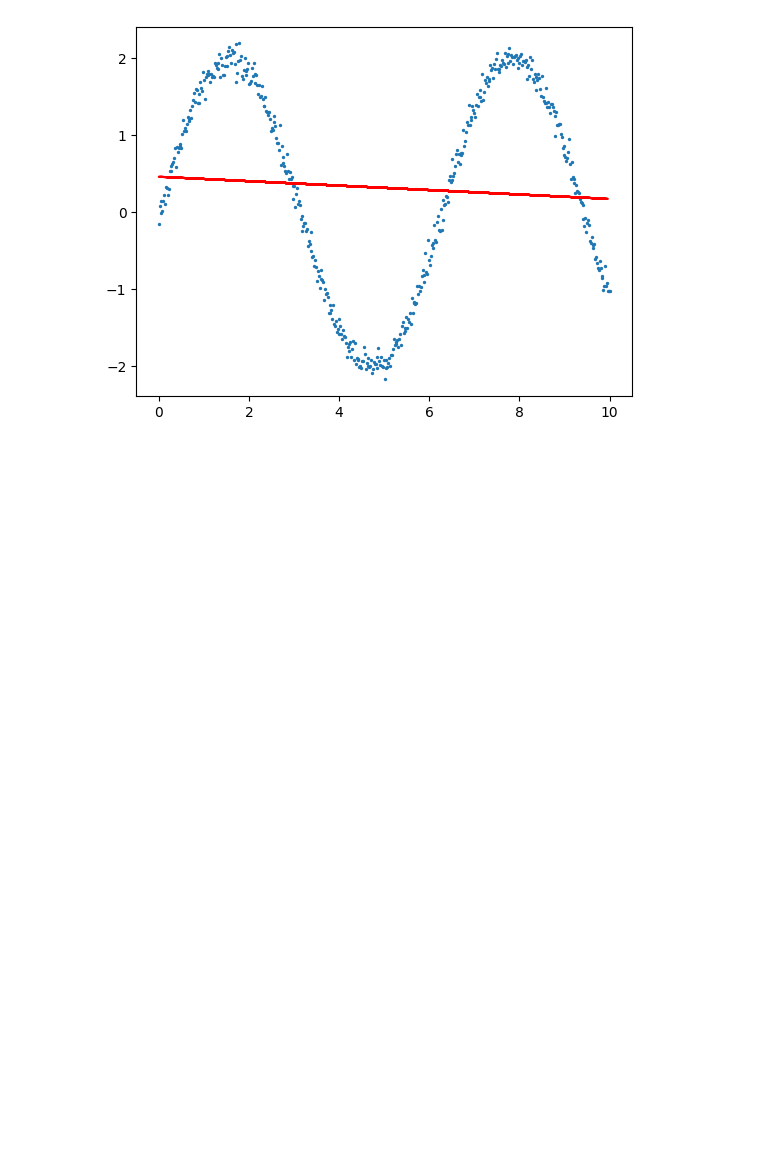
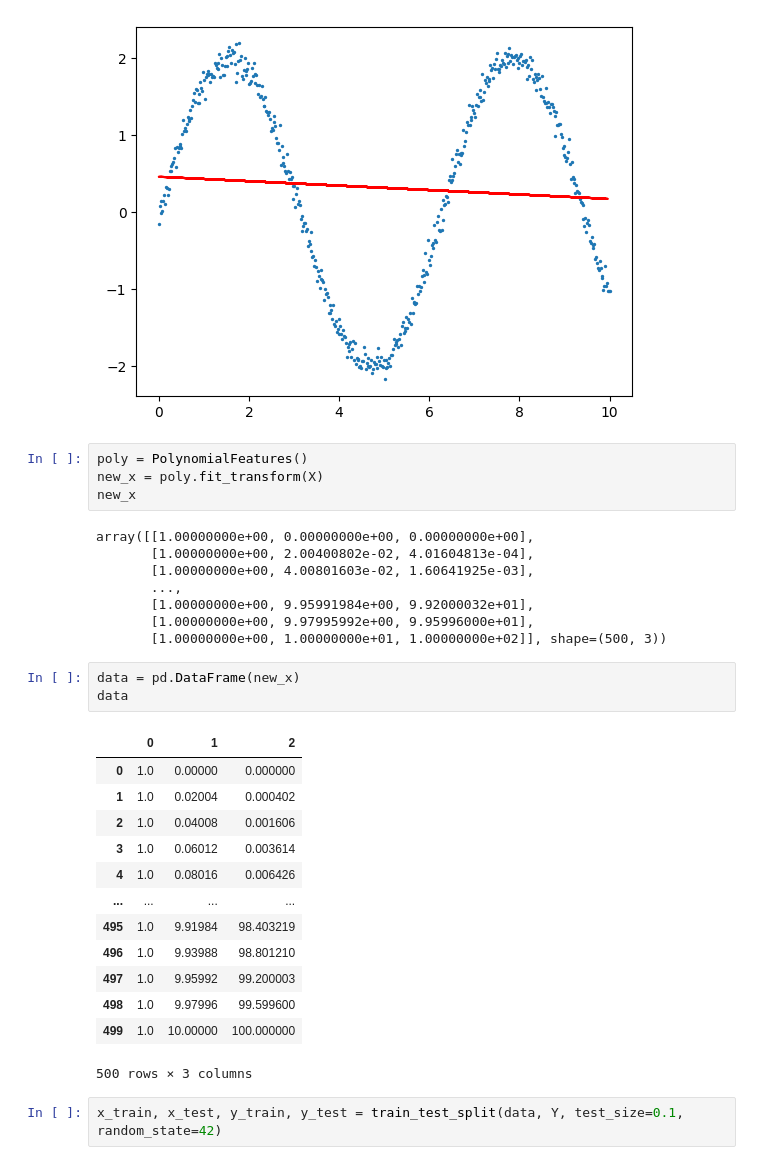
Before and after one commit to Md-Maruf-1727/dimensionality-reduction, a Jupyter notebook: polynimialrRegression.ipynb, the cells around one changed output. Cells and saved outputs as stored; diff of their text form; blank space fills up the shorter version.

Commit message:
data update

```diff
--- a/polynimialrRegression.ipynb
+++ b/polynimialrRegression.ipynb
@@ -73,3 +73,34 @@ plt.plot(Xtest, nl_pred, color='red')
 # %% [output]
 [<matplotlib.lines.Line2D at 0x...>]
 [figure]
+# %%
+poly = PolynomialFeatures()
+new_x = poly.fit_transform(X)
+new_x
+# %% [output]
+array([[1.00000000e+00, 0.00000000e+00, 0.00000000e+00],
+       [1.00000000e+00, 2.00400802e-02, 4.01604813e-04],
+       [1.00000000e+00, 4.00801603e-02, 1.60641925e-03],
+       ...,
+       [1.00000000e+00, 9.95991984e+00, 9.92000032e+01],
+       [1.00000000e+00, 9.97995992e+00, 9.95996000e+01],
+       [1.00000000e+00, 1.00000000e+01, 1.00000000e+02]], shape=(500, 3))
+# %%
+data = pd.DataFrame(new_x)
+data
+# %% [output]
+|  | 0 | 1 | 2 |
+| 0 | 1.0 | 0.00000 | 0.000000 |
+| 1 | 1.0 | 0.02004 | 0.000402 |
+| 2 | 1.0 | 0.04008 | 0.001606 |
+| 3 | 1.0 | 0.06012 | 0.003614 |
+| 4 | 1.0 | 0.08016 | 0.006426 |
+| ... | ... | ... | ... |
+| 495 | 1.0 | 9.91984 | 98.403219 |
+| 496 | 1.0 | 9.93988 | 98.801210 |
+| 497 | 1.0 | 9.95992 | 99.200003 |
+| 498 | 1.0 | 9.97996 | 99.599600 |
+| 499 | 1.0 | 10.00000 | 100.000000 |
+500 rows × 3 columns
+# %%
+x_train, x_test, y_train, y_test = train_test_split(data, Y, test_size=0.1, random_state=42)
```
Also changed, not shown: parts of 1 cell of this notebook.
